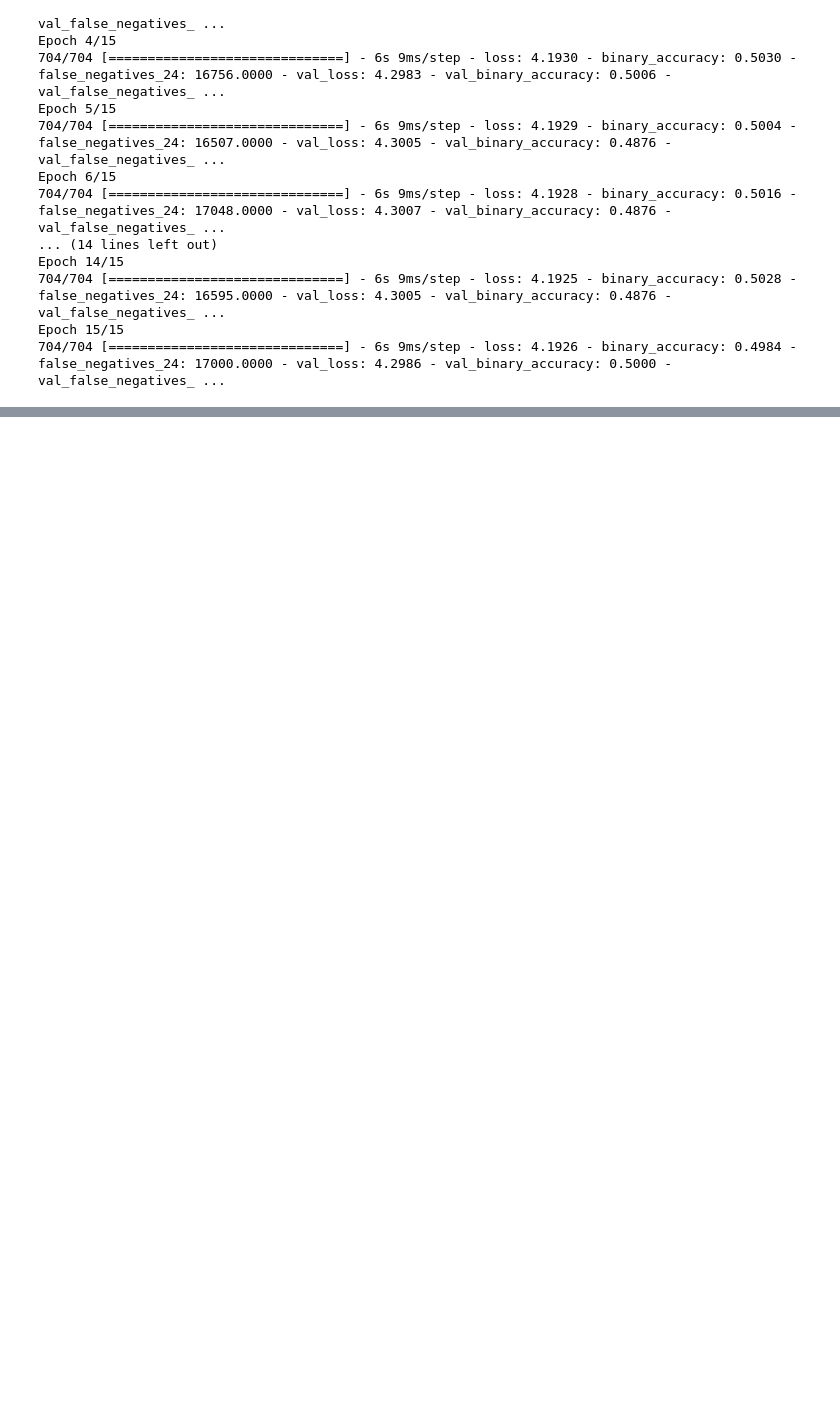
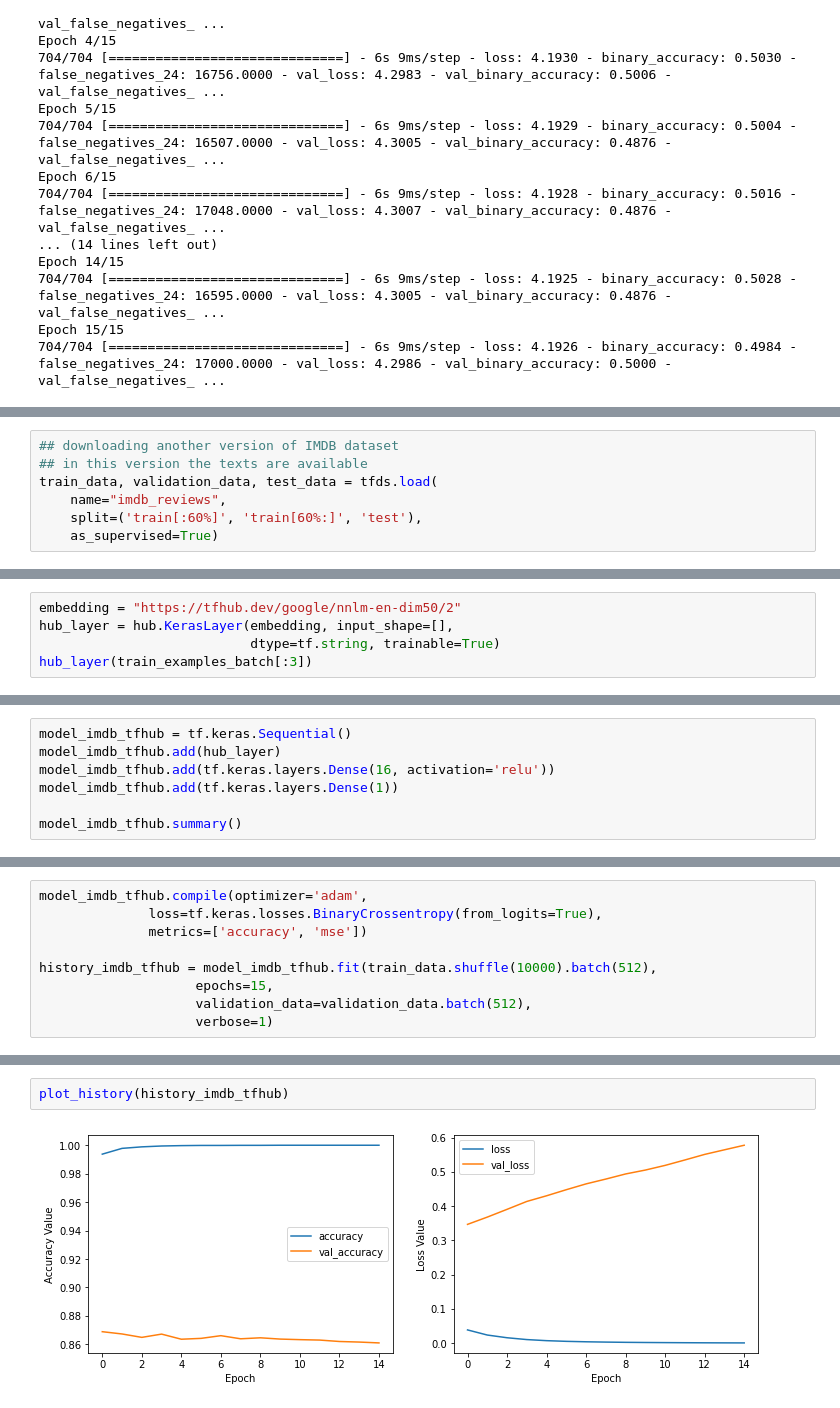
Before and after one commit to amindadgar/Machine-Learning, a Jupyter notebook: HW4/main.ipynb, the cells around one changed output, grey strips where cells are left out. Saved outputs shown, nothing was run; the diff lists cells and outputs as text; blank space fills up the shorter version.

Commit message:
HW4 Q2, text classification done text classification with one of the tensorflow hub text embeding is done!

```diff
--- a/HW4/main.ipynb
+++ b/HW4/main.ipynb
@@ -780,0 +786,7 @@ Until now we tried a lot to get a good performance with dense layers in imdb dat
+# %%
+## downloading another version of IMDB dataset
+## in this version the texts are available
+train_data, validation_data, test_data = tfds.load(
+    name="imdb_reviews",
+    split=('train[:60%]', 'train[60%:]', 'test'),
+    as_supervised=True)
@@ -780,0 +811,5 @@ Until now we tried a lot to get a good performance with dense layers in imdb dat
+# %%
+embedding = "https://tfhub.dev/google/nnlm-en-dim50/2"
+hub_layer = hub.KerasLayer(embedding, input_shape=[],
+                           dtype=tf.string, trainable=True)
+hub_layer(train_examples_batch[:3])
@@ -780,0 +834,7 @@ Until now we tried a lot to get a good performance with dense layers in imdb dat
+# %%
+model_imdb_tfhub = tf.keras.Sequential()
+model_imdb_tfhub.add(hub_layer)
+model_imdb_tfhub.add(tf.keras.layers.Dense(16, activation='relu'))
+model_imdb_tfhub.add(tf.keras.layers.Dense(1))
+
+model_imdb_tfhub.summary()
@@ -780,0 +857,9 @@ Until now we tried a lot to get a good performance with dense layers in imdb dat
+# %%
+model_imdb_tfhub.compile(optimizer='adam',
+              loss=tf.keras.losses.BinaryCrossentropy(from_logits=True),
+              metrics=['accuracy', 'mse'])
+
+history_imdb_tfhub = model_imdb_tfhub.fit(train_data.shuffle(10000).batch(512),
+                    epochs=15,
+                    validation_data=validation_data.batch(512),
+                    verbose=1)
@@ -780,0 +884,4 @@ Until now we tried a lot to get a good performance with dense layers in imdb dat
+# %%
+plot_history(history_imdb_tfhub)
+# %% [output]
+[figure, added]
```
Also changed, not shown: parts of 13 cells of this notebook, 1 other file.
